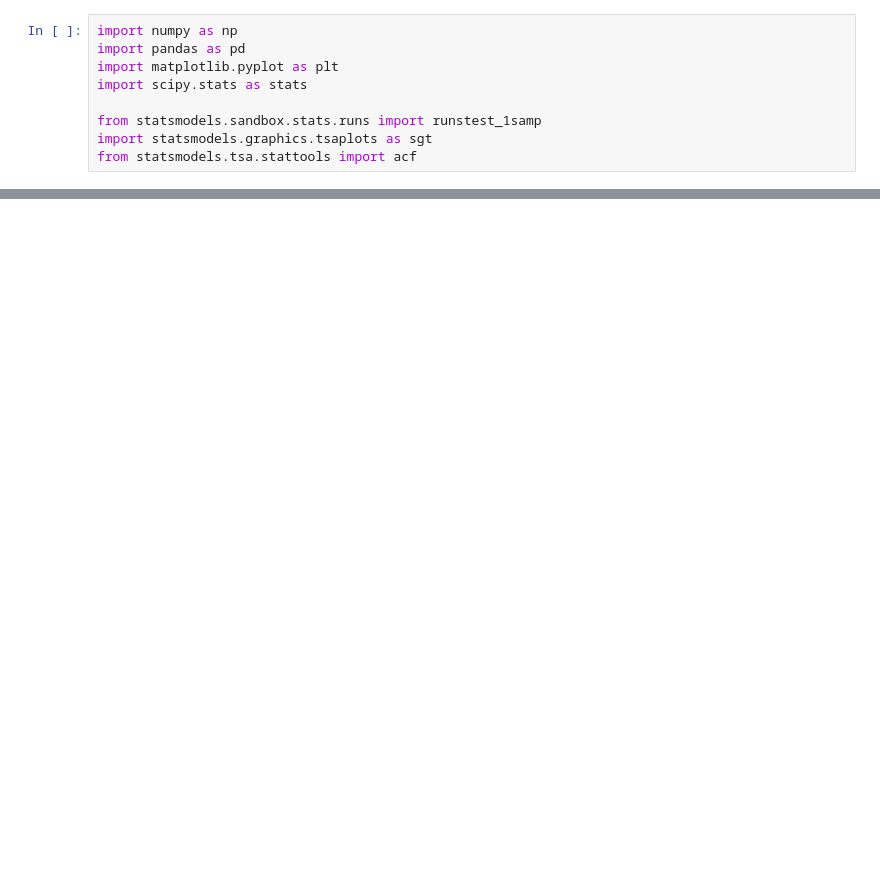
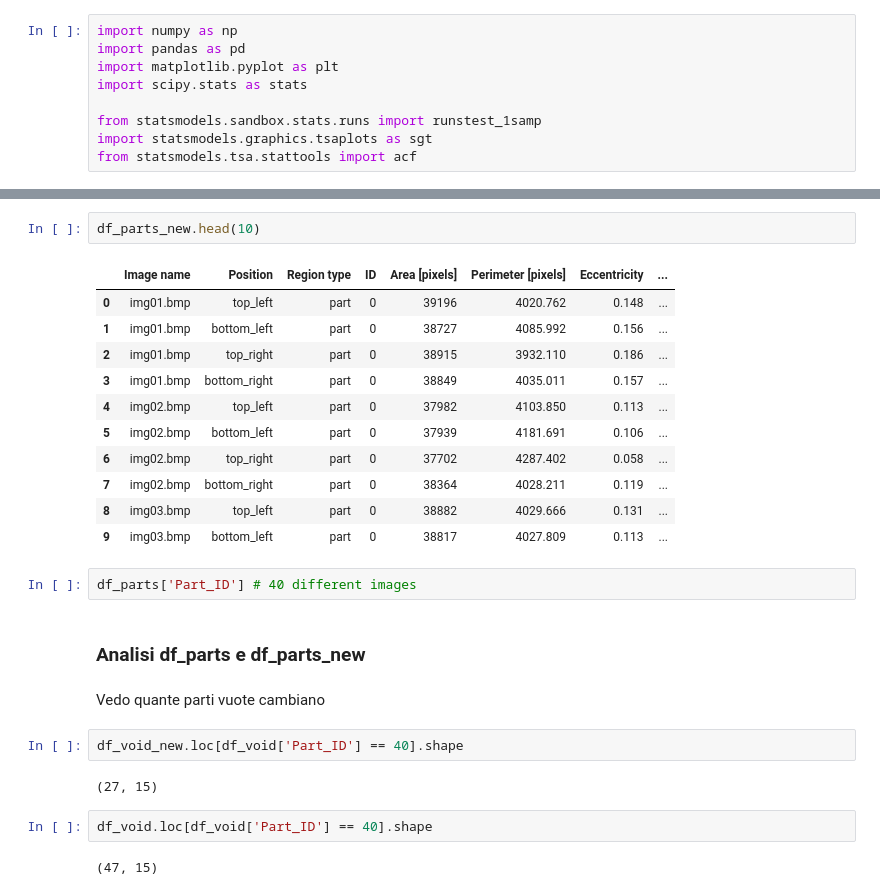
Before and after one commit to abylai11/qda-project, a Jupyter notebook: Python code/Fede - Variable manipulation.ipynb, the cells around one changed output, grey strips where cells are left out. Saved outputs shown, nothing was run; the diff lists cells and outputs as text; blank space fills up the shorter version.

```diff
--- a/Python code/Fede - Variable manipulation.ipynb
+++ b/Python code/Fede - Variable manipulation.ipynb
@@ -42,0 +59,28 @@ df_parts.head(10)
+# %%
+df_parts_new.head(10)
+# %% [output]
+|  | Image name | Position | Region type | ID | Area [pixels] | Perimeter [pixels] | Eccentricity | ... |
+| 0 | img01.bmp | top_left | part | 0 | 39196 | 4020.762 | 0.148 | ... |
+| 1 | img01.bmp | bottom_left | part | 0 | 38727 | 4085.992 | 0.156 | ... |
+| 2 | img01.bmp | top_right | part | 0 | 38915 | 3932.110 | 0.186 | ... |
+| 3 | img01.bmp | bottom_right | part | 0 | 38849 | 4035.011 | 0.157 | ... |
+| 4 | img02.bmp | top_left | part | 0 | 37982 | 4103.850 | 0.113 | ... |
+| 5 | img02.bmp | bottom_left | part | 0 | 37939 | 4181.691 | 0.106 | ... |
+| 6 | img02.bmp | top_right | part | 0 | 37702 | 4287.402 | 0.058 | ... |
+| 7 | img02.bmp | bottom_right | part | 0 | 38364 | 4028.211 | 0.119 | ... |
+| 8 | img03.bmp | top_left | part | 0 | 38882 | 4029.666 | 0.131 | ... |
+| 9 | img03.bmp | bottom_left | part | 0 | 38817 | 4027.809 | 0.113 | ... |
+# %%
+df_parts['Part_ID'] # 40 different images
+# %% [markdown]
+### Analisi df_parts e df_parts_new
+# %% [markdown]
+Vedo quante parti vuote cambiano
+# %%
+df_void_new.loc[df_void['Part_ID'] == 40].shape
+# %% [output]
+(27, 15)
+# %%
+df_void.loc[df_void['Part_ID'] == 40].shape
+# %% [output]
+(47, 15)
```
Also changed, not shown: parts of 15 cells of this notebook.
